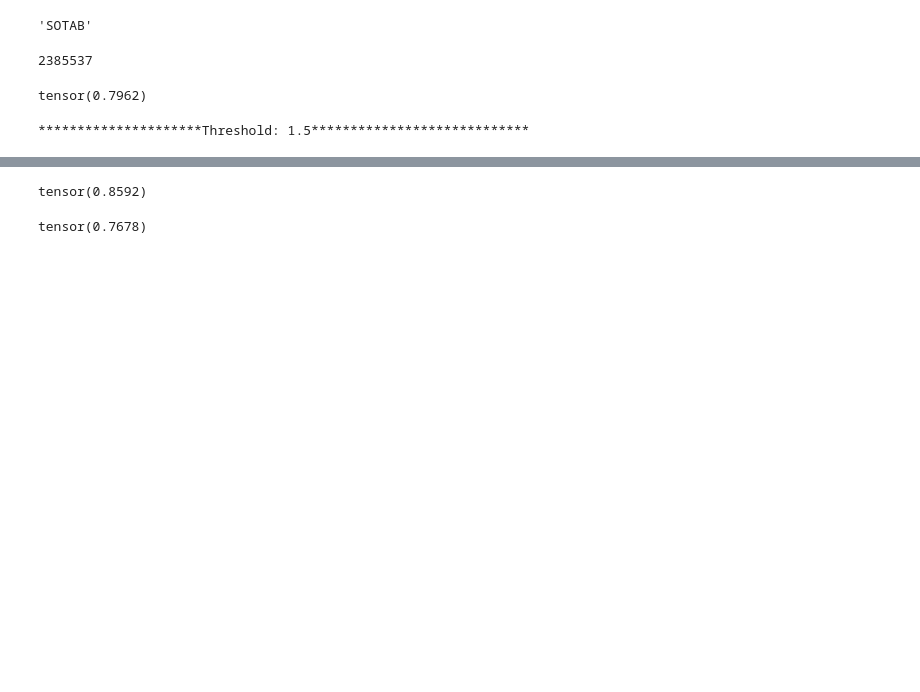
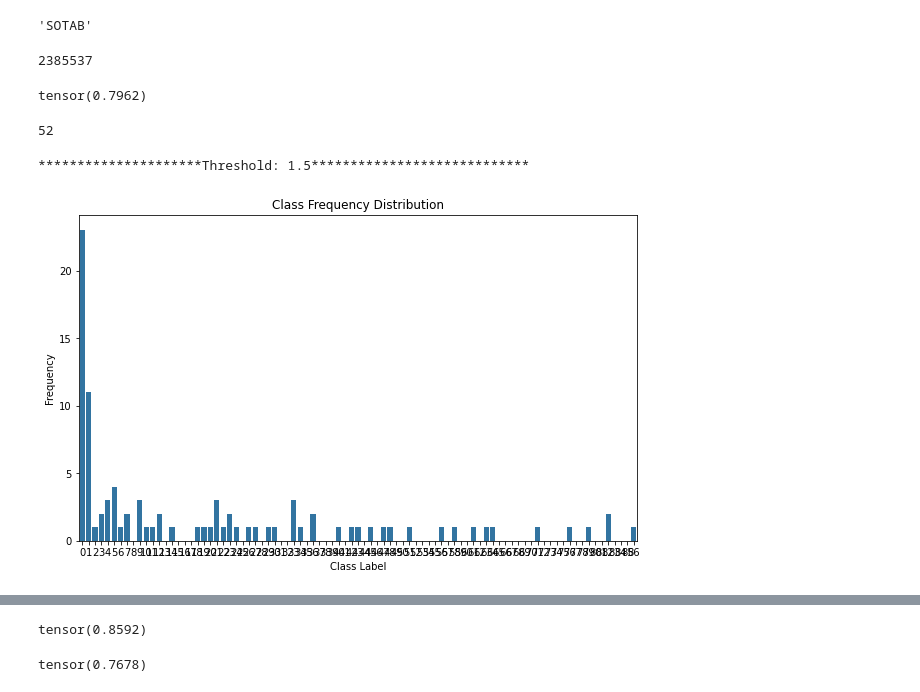
Before and after one commit to TommyDzh/watchog, a Jupyter notebook: inference_colwise_sotab copy 2.ipynb, the cells around one changed output, grey strips where cells are left out. Saved outputs shown, nothing was run; the diff lists cells and outputs as text; code cells hidden in the pictures; blank space fills up the shorter version.

```diff
--- a/inference_colwise_sotab copy 2.ipynb
+++ b/inference_colwise_sotab copy 2.ipynb
@@ -1377,3 +1429,7 @@ tensor(0.7962)
+# %%
+len(train_embs)%64
+# %% [output]
+52
 # %%
 # brute force perumate in validation TODO: restrict mamimus length of permutation
 import itertools
@@ -1501,3 +1557,25 @@ import os
 os.makedirs("/data/zhihao/TU/Watchog/verification", exist_ok=True)
 torch.save({"data": test_data, "logits": test_logits, "cls_indexes": test_cls_indexes,
             "embs": test_embs, "col_num": test_col_num, "label": test_label, "class": test_class}, f"/data/zhihao/TU/Watchog/verification/{args.task}_test_data.pth")
+# %%
+import torch
+res = torch.tensor([ 1,  0,  7,  5,  1, 82, 34,  0,  0,  7,  0,  1, 51, 71,  0, 86,  9, 63,
+         1,  0, 58,  0,  1,  1,  0, 45,  6, 61, 21,  9,  1,  4, 24, 23,  5,  2,
+         5, 33, 36,  0,  4, 26, 29,  0, 47, 56, 19,  0, 33, 27, 22, 14, 36,  0,
+         4,  0,  3,  0, 48,  0, 30,  0, 64,  0,  0, 12,  1,  5,  3,  0, 40,  0,
+         1, 76,  1, 79, 21,  0,  1, 18, 21, 20,  0, 82,  9, 33,  0, 43, 12, 42,
+        11, 10, 23])
+# %%
+import seaborn as sns
+import matplotlib.pyplot as plt
+counts = torch.bincount(res)
+
+# Step 2: Plot the frequency using seaborn or matplotlib
+plt.figure(figsize=(10, 6))
+sns.barplot(x=torch.arange(len(counts)), y=counts.numpy())
+plt.xlabel('Class Label')
+plt.ylabel('Frequency')
+plt.title('Class Frequency Distribution')
+plt.show()
+# %% [output]
+[figure, added]
```
Also changed, not shown: parts of 6 cells of this notebook, 28 other files.
